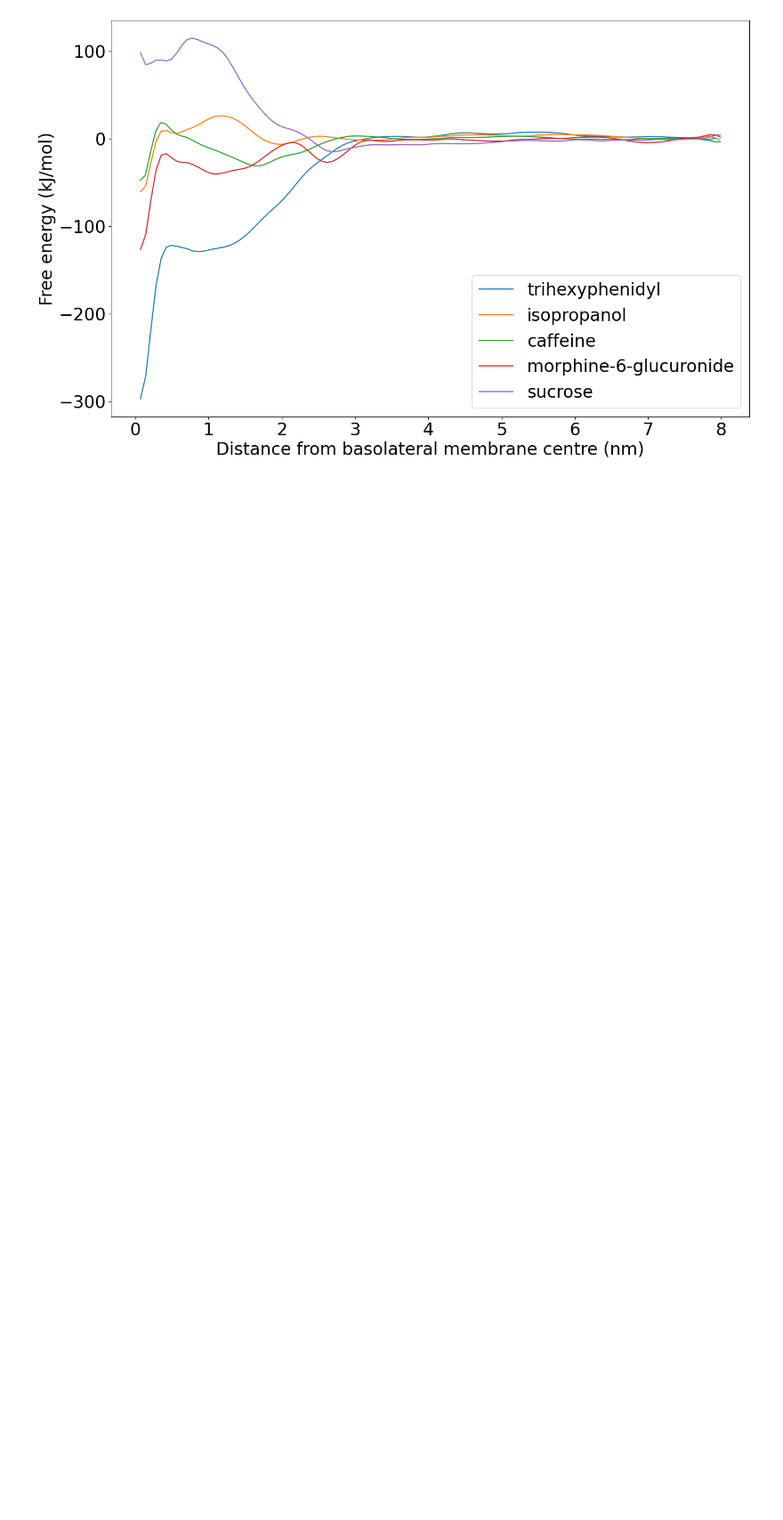
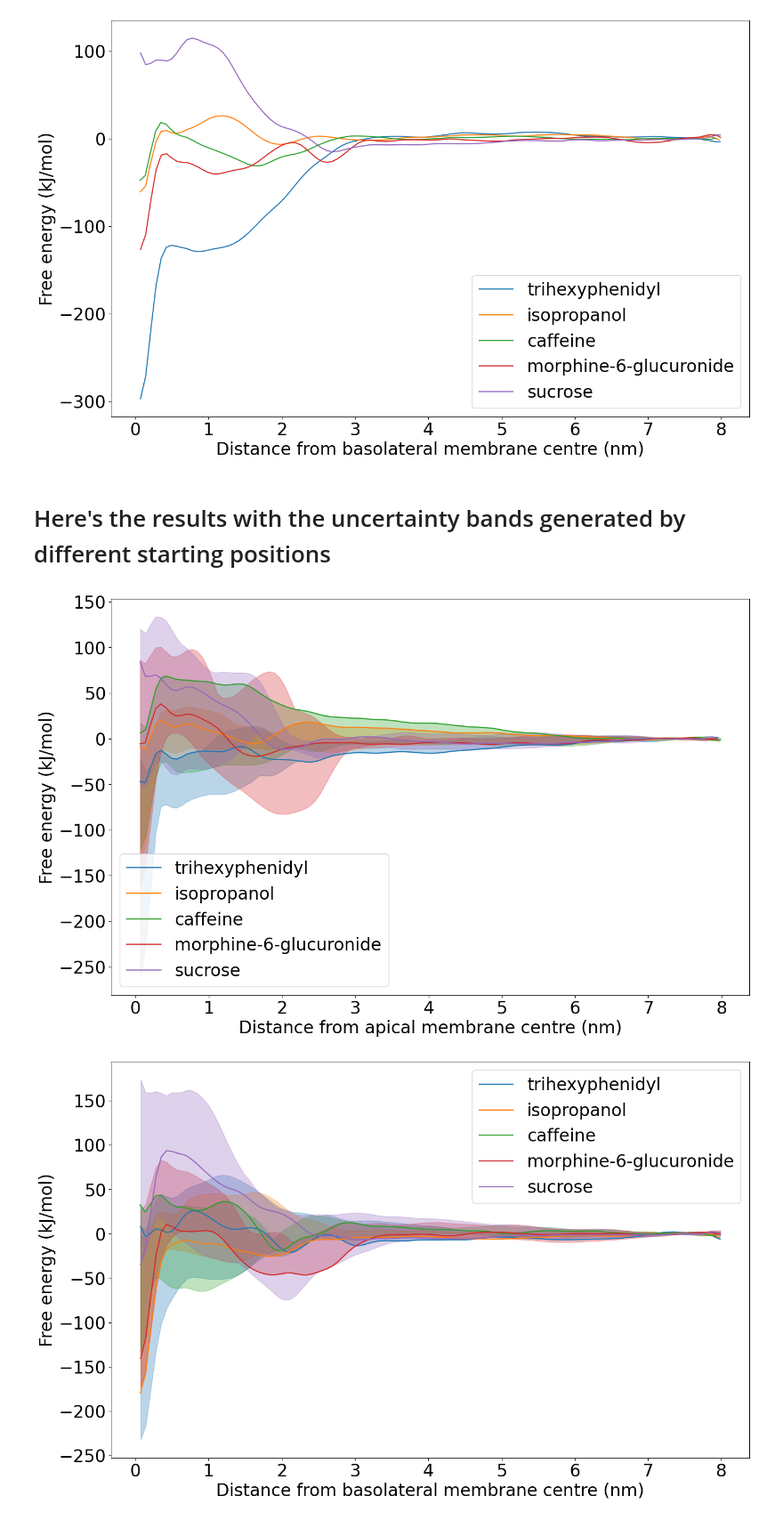
Before and after one commit to HenryJia/BBBP-MD, a Jupyter notebook: ipynb/plot_results.ipynb, the cells around one changed output. Shown at 89% size. Drawn from its saved outputs; the diff is of its cells as text; code cells hidden in the pictures; blank space fills up the shorter version.

Commit message:
Add the new bands from the alternate positions

```diff
--- a/ipynb/plot_results.ipynb
+++ b/ipynb/plot_results.ipynb
@@ -672,3 +672,69 @@ for mem in membranes:
 # %% [output]
 [figure]
 [figure]
+# %% [markdown]
+# Here's the results with the uncertainty bands generated by different starting positions
+# %%
+membranes = ('apical', 'basolateral')
+molecules = ('trihexyphenidyl', 'isopropanol', 'caffeine', 'morphine-6-glucuronide', 'sucrose')
+positions = ('position_nw', 'position_ne', 'position_sw', 'position_se')
+
+for mem in membranes:
+    plt.figure(figsize=(16, 10))
+    for mol in molecules:
+        fn = os.path.join("../", mem, "gromacs/", mol, "fes.dat")
+        data = pd.read_csv( # Read free energy data from plumed outputs
+            fn,
+            comment='#',
+            sep='\\s+',
+            names=['d_abs', 'G', 'dG']
+            )
+        # Remove out of bounds data
+        data = data[(data['d_abs'] > 0) * (data['d_abs'] < 8)]
+        # We should shift the zero point of the free energy to the value in the water
+        zero_point = data['G'][data['d_abs'] > 7.0].mean()
+        data['G'] -= zero_point
+
+        x = data['d_abs']
+        line = plt.plot(x, data['G'], label=mol)
+        mol_color = line[0].get_color()
+
+        data_band = [data['G']]
+        for pos in positions:
+            fn = os.path.join("../", mem, pos, mol, "fes.dat")
+
+            data = pd.read_csv( # Read free energy data from plumed outputs
+                fn,
+                comment='#',
+                sep='\\s+',
+                names=['d_abs', 'G', 'dG']
+                )
+            # Remove out of bounds data
+            data = data[(data['d_abs'] > 0) * (data['d_abs'] < 8)]
+            # We should shift the zero point of the free energy to the value in the water
+            zero_point = data['G'][data['d_abs'] > 7.0].mean()
+            data['G'] -= zero_point
+
+            data_band.append(np.interp(x, data['d_abs'], data['G']))
+
+        data_band = np.stack(data_band, axis=0)
+
+        data_max = np.max(data_band, axis=0)
+        data_min = np.min(data_band, axis=0)
+        plt.fill_between(
+            x,
+            data_min,
+            data_max,
+            color=mol_color,
+            alpha=0.3,
+        )
+
+    plt.xlabel("Distance from " + mem + " membrane centre (nm)", fontsize=24)
+    plt.ylabel("Free energy (kJ/mol)", fontsize=24)
+    plt.xticks(fontsize=24)
+    plt.yticks(fontsize=24)
+    plt.legend(fontsize=24)
+    plt.savefig("reference_fes_band_" + mem + ".png")
+# %% [output]
+[figure, added]
+[figure, added]
```
Also changed, not shown: parts of 2 cells of this notebook, 2 other files.
